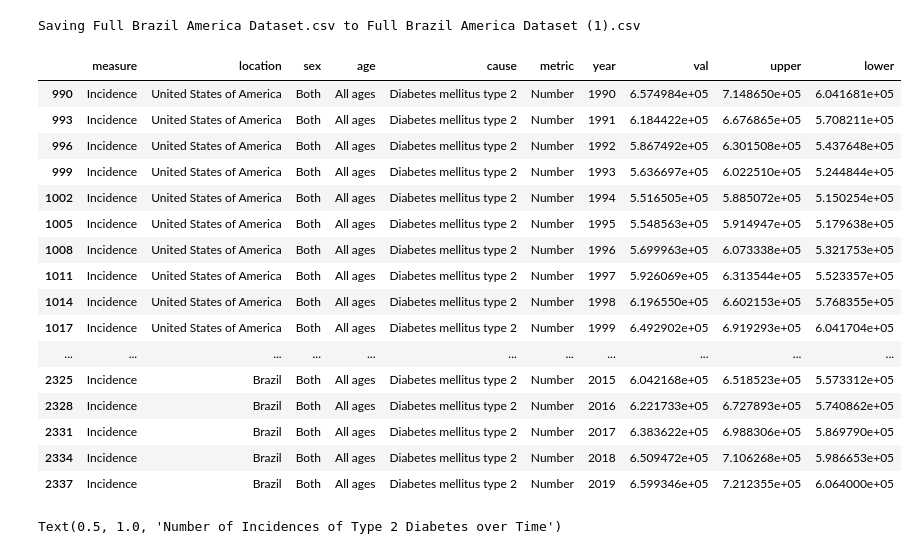
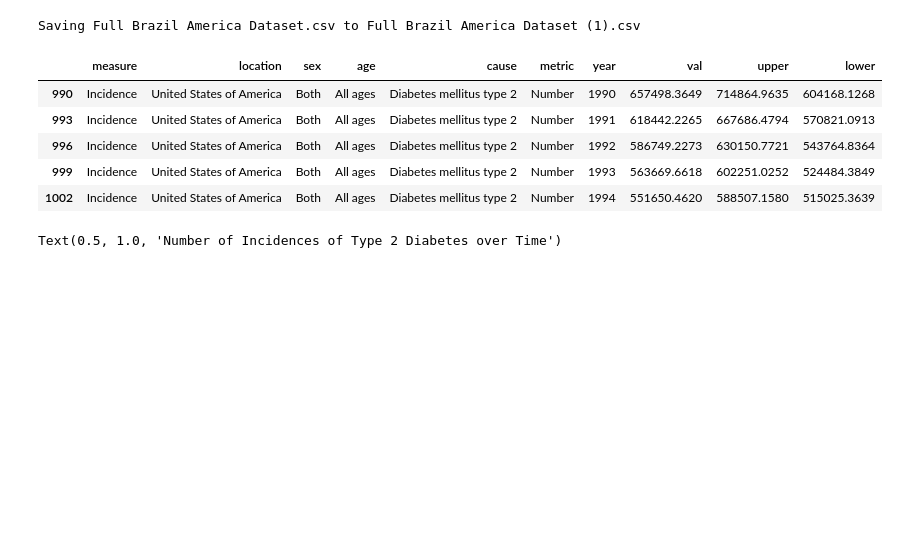
Before and after one commit to JosephMuschialli/QM2, a Jupyter notebook: Project/Brazil_vs_USA.ipynb, the cells around one changed output. Cells and saved outputs as stored; diff of their text form; code cells hidden in the pictures; blank space fills up the shorter version.

```diff
--- a/Project/Brazil_vs_USA.ipynb
+++ b/Project/Brazil_vs_USA.ipynb
@@ -17,27 +17,16 @@ Saving Full Brazil America Dataset.csv to Full Brazil America Dataset (1).csv
 # %%
 df = pd.read_csv('Full Brazil America Dataset.csv')
 countries = ['United States of America', 'Brazil']
 df=df[df['location'].isin(countries)]
 df=df[df['metric']=='Number']
-df
+df.head()
 # %% [output]
 |  | measure | location | sex | age | cause | metric | year | val | upper | lower |
-| 990 | Incidence | United States of America | Both | All ages | Diabetes mellitus type 2 | Number | 1990 | 6.574984e+05 | 7.148650e+05 | 6.041681e+05 |
-| 993 | Incidence | United States of America | Both | All ages | Diabetes mellitus type 2 | Number | 1991 | 6.184422e+05 | 6.676865e+05 | 5.708211e+05 |
-| 996 | Incidence | United States of America | Both | All ages | Diabetes mellitus type 2 | Number | 1992 | 5.867492e+05 | 6.301508e+05 | 5.437648e+05 |
-| 999 | Incidence | United States of America | Both | All ages | Diabetes mellitus type 2 | Number | 1993 | 5.636697e+05 | 6.022510e+05 | 5.244844e+05 |
-| 1002 | Incidence | United States of America | Both | All ages | Diabetes mellitus type 2 | Number | 1994 | 5.516505e+05 | 5.885072e+05 | 5.150254e+05 |
-| 1005 | Incidence | United States of America | Both | All ages | Diabetes mellitus type 2 | Number | 1995 | 5.548563e+05 | 5.914947e+05 | 5.179638e+05 |
-| 1008 | Incidence | United States of America | Both | All ages | Diabetes mellitus type 2 | Number | 1996 | 5.699963e+05 | 6.073338e+05 | 5.321753e+05 |
-| 1011 | Incidence | United States of America | Both | All ages | Diabetes mellitus type 2 | Number | 1997 | 5.926069e+05 | 6.313544e+05 | 5.523357e+05 |
-| 1014 | Incidence | United States of America | Both | All ages | Diabetes mellitus type 2 | Number | 1998 | 6.196550e+05 | 6.602153e+05 | 5.768355e+05 |
-| 1017 | Incidence | United States of America | Both | All ages | Diabetes mellitus type 2 | Number | 1999 | 6.492902e+05 | 6.919293e+05 | 6.041704e+05 |
-| ... | ... | ... | ... | ... | ... | ... | ... | ... | ... | ... |
-| 2325 | Incidence | Brazil | Both | All ages | Diabetes mellitus type 2 | Number | 2015 | 6.042168e+05 | 6.518523e+05 | 5.573312e+05 |
-| 2328 | Incidence | Brazil | Both | All ages | Diabetes mellitus type 2 | Number | 2016 | 6.221733e+05 | 6.727893e+05 | 5.740862e+05 |
-| 2331 | Incidence | Brazil | Both | All ages | Diabetes mellitus type 2 | Number | 2017 | 6.383622e+05 | 6.988306e+05 | 5.869790e+05 |
-| 2334 | Incidence | Brazil | Both | All ages | Diabetes mellitus type 2 | Number | 2018 | 6.509472e+05 | 7.106268e+05 | 5.986653e+05 |
-| 2337 | Incidence | Brazil | Both | All ages | Diabetes mellitus type 2 | Number | 2019 | 6.599346e+05 | 7.212355e+05 | 6.064000e+05 |
+| 990 | Incidence | United States of America | Both | All ages | Diabetes mellitus type 2 | Number | 1990 | 657498.3649 | 714864.9635 | 604168.1268 |
+| 993 | Incidence | United States of America | Both | All ages | Diabetes mellitus type 2 | Number | 1991 | 618442.2265 | 667686.4794 | 570821.0913 |
+| 996 | Incidence | United States of America | Both | All ages | Diabetes mellitus type 2 | Number | 1992 | 586749.2273 | 630150.7721 | 543764.8364 |
+| 999 | Incidence | United States of America | Both | All ages | Diabetes mellitus type 2 | Number | 1993 | 563669.6618 | 602251.0252 | 524484.3849 |
+| 1002 | Incidence | United States of America | Both | All ages | Diabetes mellitus type 2 | Number | 1994 | 551650.4620 | 588507.1580 | 515025.3639 |
 # %%
 df['Number of Incidences of Diabetes (In Millions)']=df['val']/1000000
 df['Year']=df['year']
```
Also changed, not shown: parts of 8 cells of this notebook.
